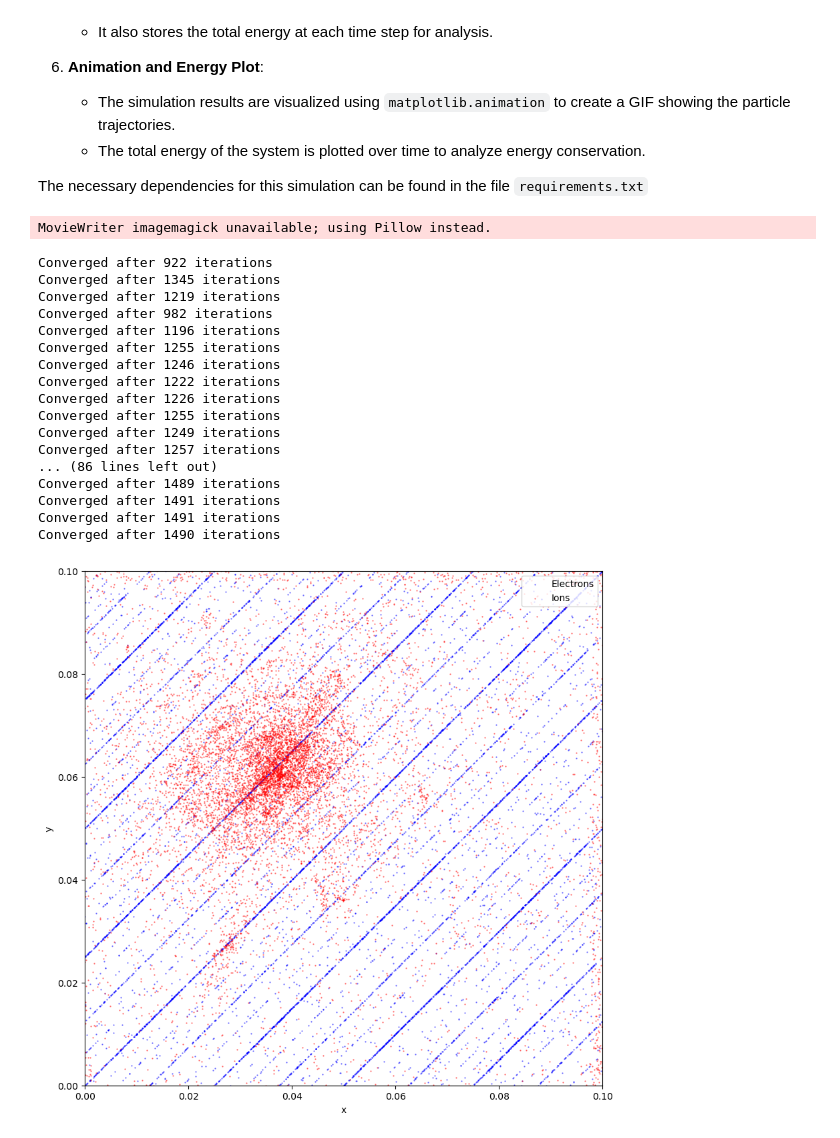
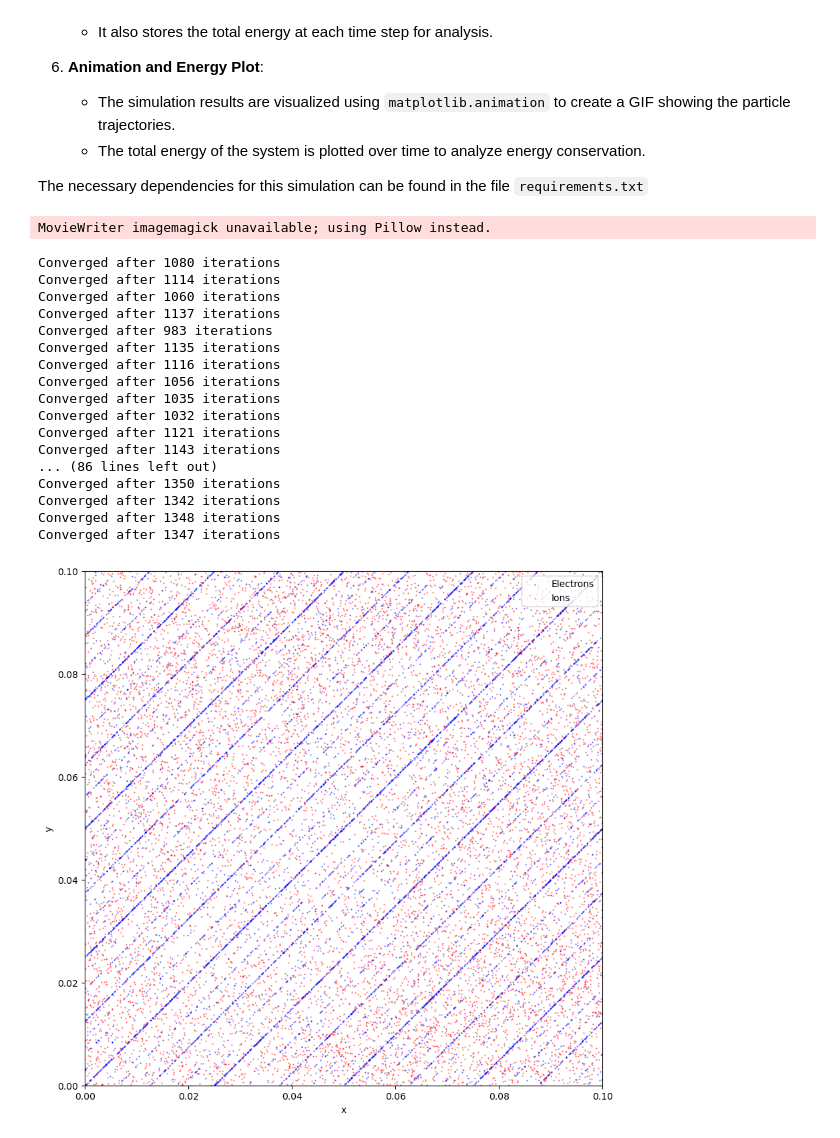
Before and after one commit to GegAll/BorisPushCP1, a Jupyter notebook: PIC-Plasma.ipynb, the cells around one changed output. Drawn from its saved outputs; the diff is of its cells as text; code cells hidden in the pictures.

```diff
--- a/PIC-Plasma.ipynb
+++ b/PIC-Plasma.ipynb
@@ -141,6 +141,10 @@ def boris_push(r, v, E, Bz, q, m, dt, Lx, Ly):
     """
     Perform the Boris push to update the positions and velocities of particles.
     """
+
+    # First half drift
+    r += 0.5 * v * dt
+
     # Calculate the electric field acceleration
     a = q * E / m
 
@@ -159,8 +163,8 @@ def boris_push(r, v, E, Bz, q, m, dt, Lx, Ly):
     # Second half electric field acceleration
     v += a * dt / 2.0
 
-    # Update positions
-    r += v * dt
+    # Second half drift
+    r += 0.5 * v * dt
 
     # Boundary conditions
     r[:, 0] = r[:, 0] % Lx
@@ -231,17 +235,6 @@ def main():
     vi[:, 0] *= (1 + A * np.sin(2 * np.pi * ri[:, 0] / Lx))
     vi[:, 1] *= (1 + A * np.sin(2 * np.pi * ri[:, 1] / Ly))
 
-    # Construct matrices for Gradient and Laplacian
-    e = np.ones((Nx, Ny))
-
-    # Gradient matrices
-    Gradx = sp.diags([-e.ravel(), e.ravel()], [-Ny, Ny], shape=(Nx * Ny, Nx * Ny)) / (2 * dx)
-    Grady = sp.diags([-e.ravel(), e.ravel()], [-1, 1], shape=(Nx * Ny, Nx * Ny)) / (2 * dy)
-
-    # Laplacian matrix
-    Lap = sp.diags([e.ravel(), -2 * e.ravel(), e.ravel()], [-Ny, 0, Ny], shape=(Nx * Ny, Nx * Ny)) / dx**2 + \
-          sp.diags([e.ravel(), -2 * e.ravel(), e.ravel()], [-1, 0, 1], shape=(Nx * Ny, Nx * Ny)) / dy**2
-
     # Get initial electric field and potential grid
     E_e, E_i, pot_grid = poisson_solver_SOR(re, ri, Nx, Ny, Lx, Ly, n0, qel, qion, omega=1.5, tol=1e-5, max_iter=10000)
 
@@ -257,9 +250,12 @@ def main():
     def update(frame):
         nonlocal re, ve, ri, vi, E_e, E_i, pot_grid
 
+        # Calculate electric field
+        E = E_e + E_i
+
         # Use Boris push to update r and v
-        re, ve = boris_push(re, ve, E_e, Bz, qel, mel, dt, Lx, Ly)
-        ri, vi = boris_push(ri, vi, E_i, Bz, qion, mion, dt, Lx, Ly)
+        re, ve = boris_push(re, ve, E, Bz, qel, mel, dt, Lx, Ly)
+        ri, vi = boris_push(ri, vi, E, Bz, qion, mion, dt, Lx, Ly)
 
         # Update electric field and potential grid
         E_e, E_i, pot_grid = poisson_solver_SOR(re, ri, Nx, Ny, Lx, Ly, n0, qel, qion, omega=1.5, tol=1e-5, max_iter=10000)
@@ -282,47 +278,47 @@ def main():
         ax.set_xlabel('x')
         ax.set_ylabel('y')
 
     # Create an animation
     ani = animation.FuncAnimation(fig, update, frames=Nt, repeat=False)
 
     # Save the animation as a GIF with lower fps to slow it down
     ani.save('pic_simulation.gif', writer='imagemagick', fps=10)
 
     plt.show()
 
     # Ensure energies and time array have the same length
     energies = np.array(energies)
     time_array = np.arange(len(energies)) * dt
 
     # Plot energy vs time
     plt.figure()
     plt.plot(time_array, energies)
     plt.xlabel('Time (s)')
     plt.ylabel('Total Energy (J)')
     plt.title('Total Energy vs Time')
     plt.grid(True)
     plt.savefig('energy_vs_time.png')
     plt.show()
 
 if __name__ == "__main__":
     main()
 # %% [output]
 MovieWriter imagemagick unavailable; using Pillow instead.
-Converged after 922 iterations
-Converged after 1345 iterations
-Converged after 1219 iterations
-Converged after 982 iterations
-Converged after 1196 iterations
-Converged after 1255 iterations
-Converged after 1246 iterations
-Converged after 1222 iterations
-Converged after 1226 iterations
-Converged after 1255 iterations
-Converged after 1249 iterations
-Converged after 1257 iterations
+Converged after 1080 iterations
+Converged after 1114 iterations
+Converged after 1060 iterations
+Converged after 1137 iterations
+Converged after 983 iterations
+Converged after 1135 iterations
+Converged after 1116 iterations
+Converged after 1056 iterations
+Converged after 1035 iterations
+Converged after 1032 iterations
+Converged after 1121 iterations
+Converged after 1143 iterations
 ... (86 lines left out)
-Converged after 1489 iterations
-Converged after 1491 iterations
-Converged after 1491 iterations
-Converged after 1490 iterations
+Converged after 1350 iterations
+Converged after 1342 iterations
+Converged after 1348 iterations
+Converged after 1347 iterations
-[figure, old version]
+[figure, new version]
```
Also changed, not shown: parts of 1 cell of this notebook.
